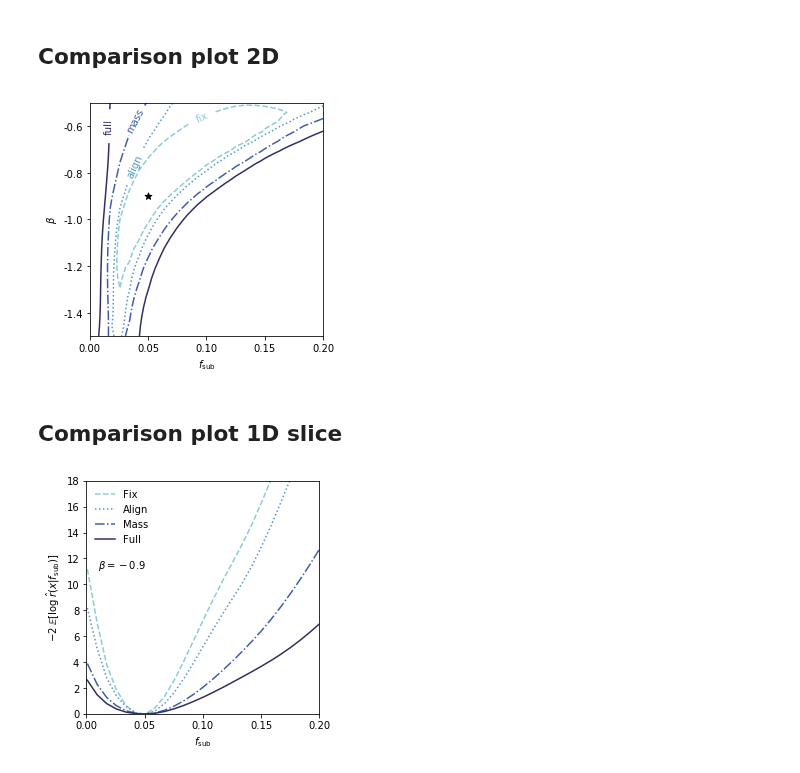
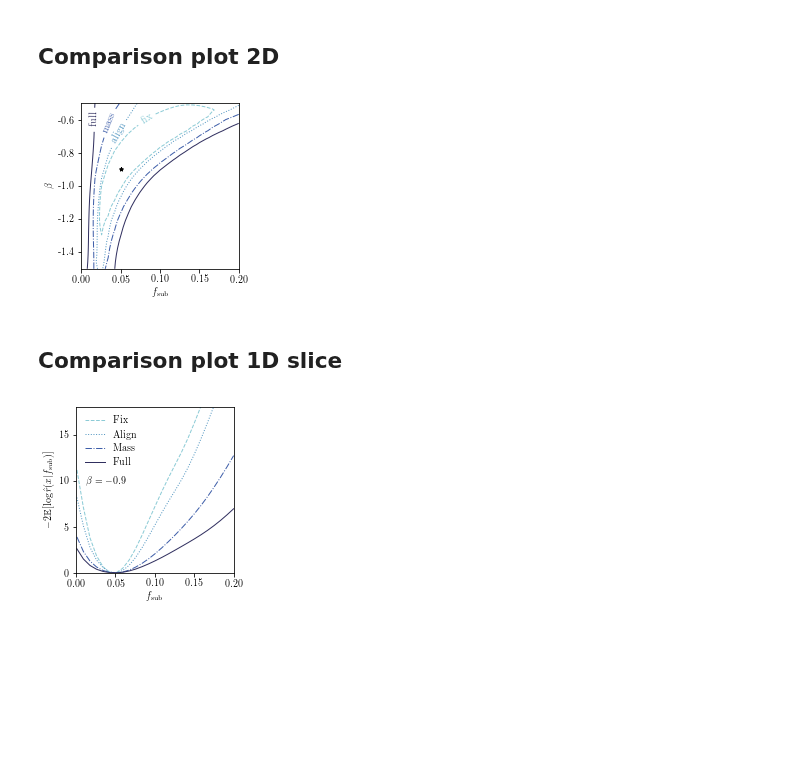
Before and after one commit to smsharma/mining-for-substructure-lens, a Jupyter notebook: notebooks/07_expected_llr_paper.ipynb, the cells around one changed output. Cells and saved outputs as stored; diff of their text form; code cells hidden in the pictures; blank space fills up the shorter version.

```diff
--- a/notebooks/07_expected_llr_paper.ipynb
+++ b/notebooks/07_expected_llr_paper.ipynb
@@ -85,8 +87,7 @@ contour_ls = ["-", "--", "-.", ":"]
 clabels = ["100", "20", "5", "1"]
 # %%
 fig, (ax, cax) = paper_settings.figure(
-    cbar=True, height=4.0,
-    large_margin=0.15, small_margin=0.04, cbar_sep=0.04, cbar_width=0.04
+    cbar=True,
 )
 
 plt.sca(ax)
@@ -103,10 +104,10 @@ cs = ax.contour(
     llr.reshape((resolution, resolution)),
     thresholds,
     colors="black",
-    linewidths=1.5,
+    linewidths=1.,
     linestyles=contour_ls,
 )
-ax.scatter(0.05, -1.9, s=50., color='black', marker='*')
+ax.scatter(0.05, -1.9, s=15., color='black', marker='*')
 # ax.scatter(theta_grid[i_mle][0], theta_grid[i_mle][1], s=20., color='black', marker='o')
 
 plt.xlabel(r'$f_{\mathrm{sub}}$')
@@ -117,6 +118,7 @@ plt.xticks([0.,0.05,0.1,0.15,0.2])
 plt.yticks([-1.6,-1.8,-2.0,-2.2,-2.4],["-0.6", "-0.8", "-1.0", "-1.2", "-1.4"])
 plt.clabel(cs, fmt={thresholds[i] : clabels[i] for i in range(len(thresholds))},
           manual=[(0.04,-2.07), (0.09,-1.8), (0.14,-1.7), (0.17,-1.95)])
+# ax.yaxis.set_label_coords(-0.14, 0.52)
 
 cbar = fig.colorbar(
     pcm,
@@ -124,7 +126,7 @@ cbar = fig.colorbar(
     ticks=[0.,1.,2.,3.,4.,5.],
     format=matplotlib.ticker.FuncFormatter(lambda x, _ : "{:.0f}".format(x**2))
 )
-cbar.set_label(r'$-2\; \mathbb{E}[\log \;\hat{r}(x | f_{\mathrm{sub}}, \beta)]$')
+cbar.set_label(r'$-2 \mathbb{E}[\log \hat{r}(x | f_{\mathrm{sub}}, \beta)]$')
 
-plt.savefig("../figures/expected_likelihood_map_plasma.pdf")
+plt.savefig("../figures/expected_likelihood_map.pdf")
 # %% [output]
@@ -143,22 +145,21 @@ contour_ls = ["-", "--", "-.", ":"]
 clabels = ["100", "20", "5", "1"]
 # %%
 fig, ax = paper_settings.figure(
-    cbar=False, height=4.0,
-    large_margin=0.15, small_margin=0.04
+    cbar=False,
 )
 
 plt.plot(f_sub_1d, llr, ls="-", c=paper_settings.COLOR_FULL)
 
 for threshold, ls, label in zip(thresholds[::-1], contour_ls[::-1], clabels[::-1]):
     if label == "100":
-        plt.plot([0.,0.2], [threshold, threshold], ls=ls, c=paper_settings.COLOR_BKG, zorder=-21)
+        plt.plot([0.,0.2], [threshold, threshold], ls=ls, c=paper_settings.COLOR_BKG, zorder=-21, lw=1.)
         #plt.text(
         #    0.18, 0.1, label,
         #    color=paper_settings.COLOR_BKG, backgroundcolor="white",
         #    zorder=-23, ha="center", va="center"
         #)
     else:
-        plt.plot([0.,0.2], [threshold, threshold], ls=ls, c=paper_settings.COLOR_BKG, zorder=-24)
+        plt.plot([0.,0.2], [threshold, threshold], ls=ls, c=paper_settings.COLOR_BKG, zorder=-24, lw=1.)
         plt.text(
             0.16, threshold, label,
             color=paper_settings.COLOR_BKG, backgroundcolor="white",
@@ -168,7 +169,7 @@ for threshold, ls, label in zip(thresholds[::-1], contour_ls[::-1], clabels[::-1
 plt.text(x=0.01,y=6.7, ha="left", va="top", s=r"$\beta=-0.9$")
 
 plt.xlabel(r'$f_{\mathrm{sub}}$')
-plt.ylabel(r'$-2\; \mathbb{E}[\log \;\hat{r}(x | f_{\mathrm{sub}})]$')
+plt.ylabel(r'$-2\mathbb{E}[\log \hat{r}(x | f_{\mathrm{sub}})]$')
 plt.xlim(0., 0.2)
 plt.ylim(0., 7)
 #plt.xticks([0.,0.02,0.04,0.06, 0.08, 0.10, 0.12, 0.14])
@@ -182,46 +183,45 @@ plt.savefig("../figures/expected_likelihood_slice.pdf")
 n_for_lines = 5
 threshold = 1. / n_for_lines * chi2.isf(0.05, df=2)
 
-label_positions = [(0.1,-1.6), (0.03,-1.75), (0.05,-1.6), (0.01,-1.6)]
+label_positions = [(0.085,-1.61), (0.035,-1.65), (0.05,-1.65), (0.01,-1.6)]
 # %%
 fig, ax = paper_settings.figure(
-    cbar=False, height=4.0,
-    large_margin=0.15, small_margin=0.04, cbar_sep=0.04, cbar_width=0.04
+    cbar=False,
 )
 
 for i, (llr, label, color, ls, label_pos) in enumerate(zip(expected_llr, labels, colors, lss, label_positions)):
     llr = -2. * llr
     llr -= np.min(llr)
     cs = ax.contour(
         0.5 * (alpha_edges[1:] + alpha_edges[:-1]),
         0.5 * (beta_edges[1:] + beta_edges[:-1]),
         llr.reshape((resolution, resolution)),
         [threshold],
         colors=[color],
-        linewidths=1.5,
+        linewidths=1.,
         linestyles=ls,
     )
     plt.clabel(cs, fmt={threshold : label.lower()}, manual=[label_pos])
-ax.scatter(0.05, -1.9, s=50., color='black', marker='*')
+ax.scatter(0.05, -1.9, s=15., color='black', marker='*')
 
 plt.xlabel(r'$f_{\mathrm{sub}}$')
 plt.ylabel(r'$\beta$')
 plt.xlim(0.,0.2)
 plt.ylim(-2.5,-1.5)
 plt.xticks([0.,0.05,0.1,0.15,0.2])
 plt.yticks([-1.6,-1.8,-2.0,-2.2,-2.4],["-0.6", "-0.8", "-1.0", "-1.2", "-1.4"])
+# ax.yaxis.set_label_coords(-0.14, 0.52)
 
 plt.savefig("../figures/scenarios_2d.pdf")
 # %% [output]
-[figure, old version]
+[figure, new version]
 # %% [markdown]
 ## Comparison plot 1D slice
 # %%
 i_beta = 14
 
 fig, ax = paper_settings.figure(
-    cbar=False, height=4.0,
-    large_margin=0.15, small_margin=0.04
+    cbar=False,
 )
 
 for i, (llr, label, color, ls, label_pos) in enumerate(zip(expected_llr, labels, colors, lss, label_positions)):
@@ -229,17 +229,17 @@ for i, (llr, label, color, ls, label_pos) in enumerate(zip(expected_llr, labels,
     llr = llr.reshape((resolution, resolution))[i_beta, :]
     llr -= np.min(llr)
 
-    plt.plot(f_sub_1d, llr, ls=ls, label=label, c=color)
+    plt.plot(f_sub_1d, llr, ls=ls, label=label, c=color, lw=1.)
 
-plt.text(x=0.01,y=12, ha="left", va="top", s=r"$\beta=-0.9$")
+plt.text(x=0.012,y=10.5, ha="left", va="top", s=r"$\beta=-0.9$", fontsize=10.)
 plt.legend(loc="upper left", frameon=False)
 
 plt.xlabel(r'$f_{\mathrm{sub}}$')
-plt.ylabel(r'$-2\; \mathbb{E}[\log \;\hat{r}(x | f_{\mathrm{sub}})]$')
+plt.ylabel(r'$-2  \mathbb{E}[\log \hat{r}(x | f_{\mathrm{sub}})]$')
 plt.xlim(0., 0.2)
 plt.ylim(0., 18.)
-#plt.xticks([0.,0.02,0.04,0.06, 0.08, 0.10, 0.12, 0.14])
+plt.yticks([0,5,10,15], ["0","5","10","15"])
 
 plt.savefig("../figures/scenarios_1d.pdf")
 # %% [output]
-[figure, old version]
+[figure, new version]
```
Also changed, not shown: parts of 3 cells of this notebook, 22 other files.
